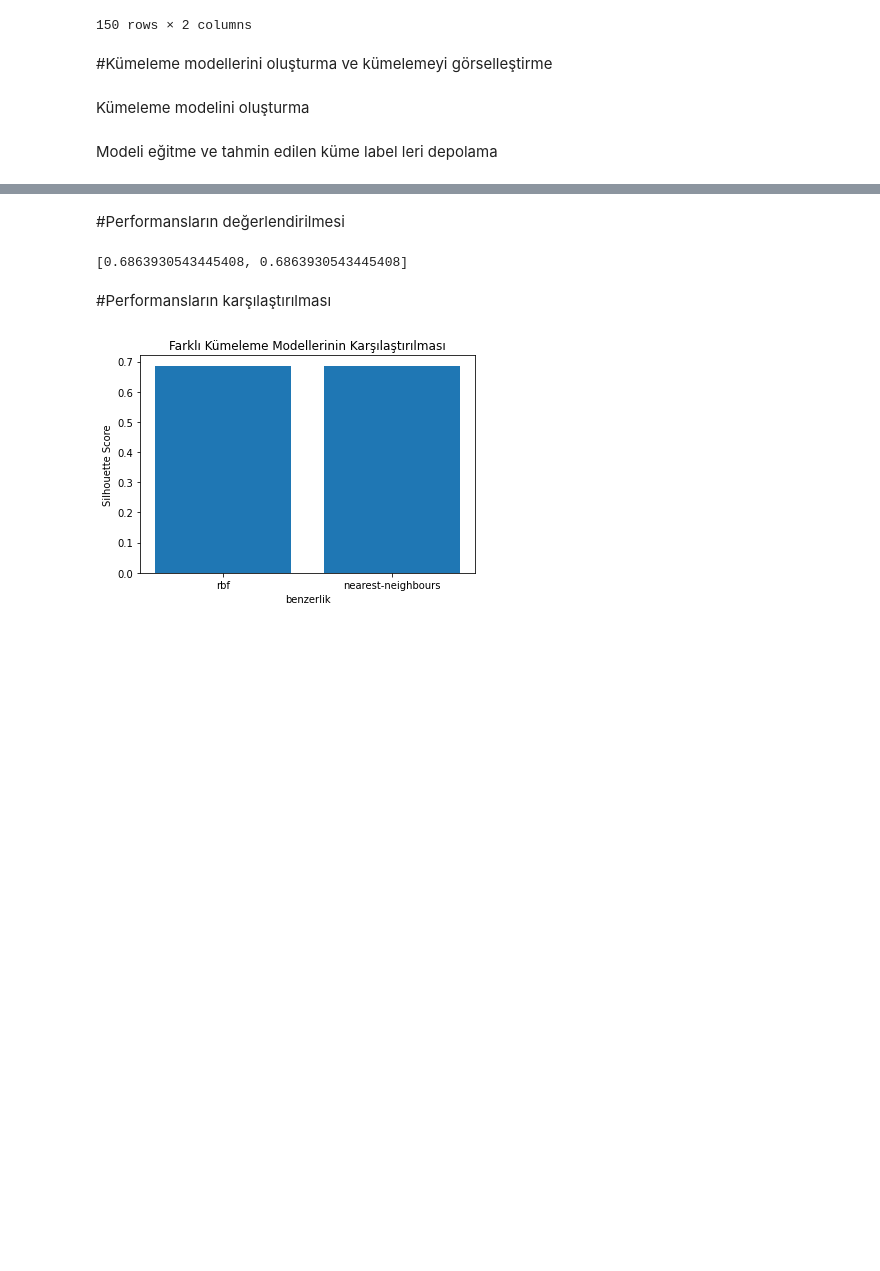
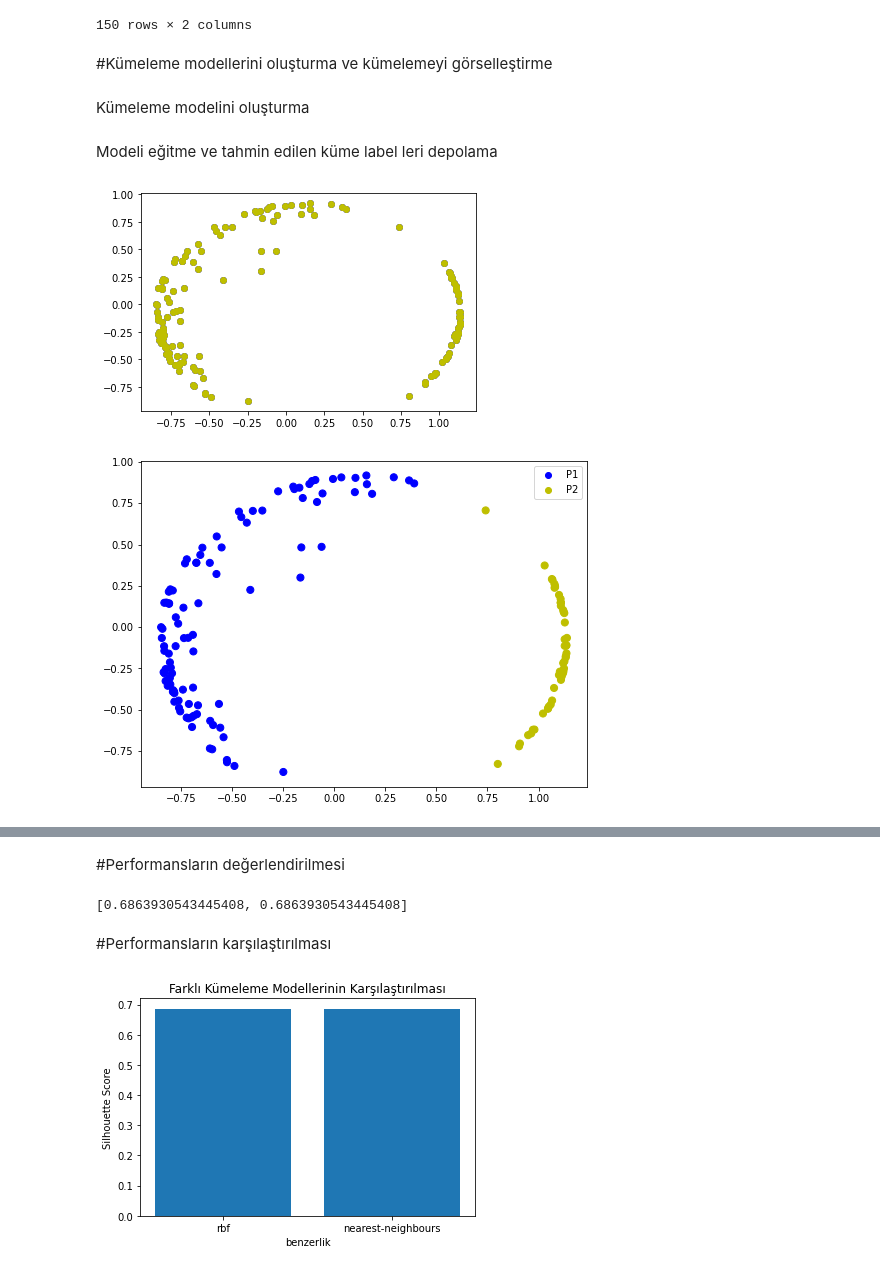
Before and after one commit to remziyeer/CLUSTERING, a Jupyter notebook: spectral.ipynb, the cells around one changed output, grey strips where cells are left out. Saved outputs shown, nothing was run; the diff lists cells and outputs as text; code cells hidden in the pictures; blank space fills up the shorter version.

```diff
--- a/spectral.ipynb
+++ b/spectral.ipynb
@@ -85,3 +100,23 @@ spectral_model_rbf = SpectralClustering(n_clusters = 2, affinity ='rbf')
 Modeli eğitme ve tahmin edilen küme label leri depolama
 # %%
 labels_rbf = spectral_model_rbf.fit_predict(X_principal)
+# %%
+# Renk eşleme için etiket oluşturma
+colours = {}
+colours[0] = 'b'
+colours[1] = 'y'
+
+# Her veri noktası için renk vektörünün oluşturulması
+cvec = [colours[label] for label in labels_rbf]
+
+# Kümeleme dağılım grafiğini çizme
+b = plt.scatter(X_principal['P1'], X_principal['P2'], color ='b');
+y = plt.scatter(X_principal['P1'], X_principal['P2'], color ='y');
+
+plt.figure(figsize =(8,6)) #Grafiğin boyutunu belirler. Parantez içindeki ilk yazılan değer grafiğin eni, ikincisi boyudur.
+plt.scatter(X_principal['P1'], X_principal['P2'], c = cvec, s=50) # c, yuvarlakların rengini belirler. s, yuvarlakların boyutunu belirler.
+plt.legend((b, y), ('P1', 'P2')) # Grafik elemanları adlandırdığımız etiketleri grafikte gösterir.
+plt.show()
+# %% [output]
+[figure, added]
+[figure, added]
```
Also changed, not shown: parts of 15 cells of this notebook.
